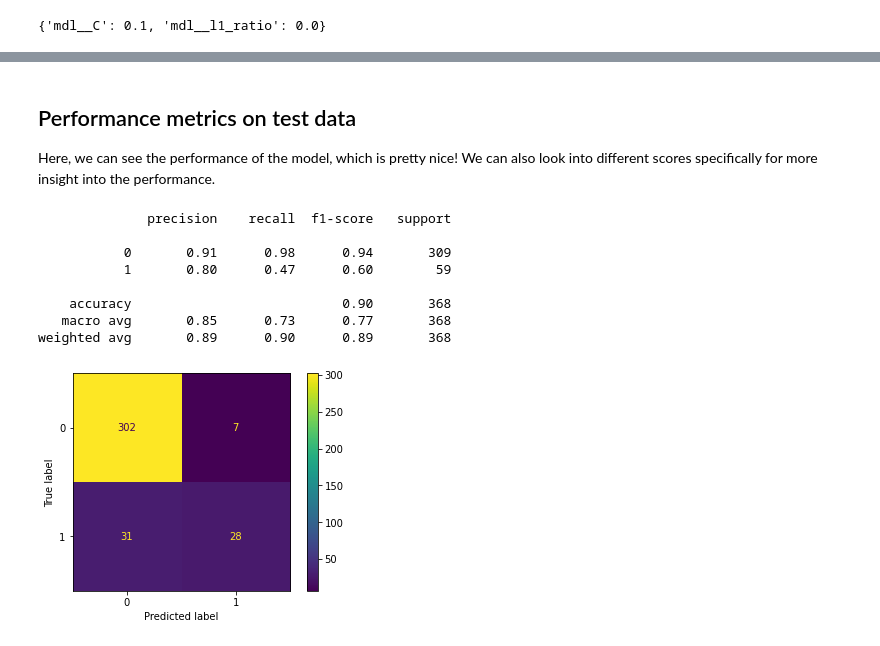
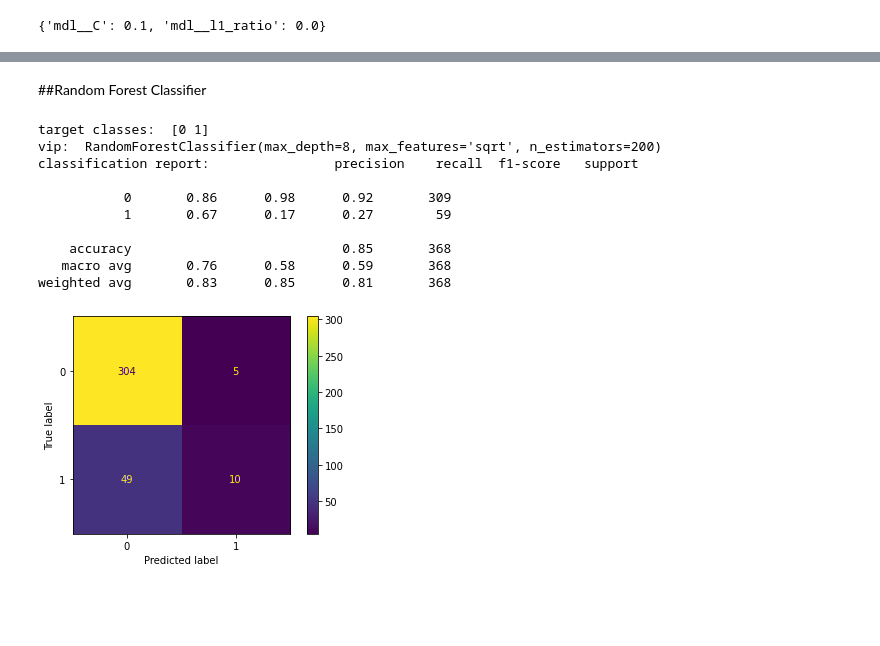
Before and after one commit to lexiewebel/51-assign05-lexiewebel, a Jupyter notebook: employee_churn_template.ipynb, the cells around one changed output, grey strips where cells are left out. Drawn from its saved outputs; the diff is of its cells as text; code cells hidden in the pictures; blank space fills up the shorter version.

Commit message:
Updated value metrics.-Created using Colaboratory

```diff
--- a/employee_churn_template.ipynb
+++ b/employee_churn_template.ipynb
@@ -533,28 +556,34 @@ sns.barplot(y=coef_info.index, x='coef_mag', hue='coef_sign', data=coef_info, or
-# %% [markdown]
-## Performance metrics on test data
-
-
-Here, we can see the performance of the model, which is pretty nice! We can also look into different scores specifically for more insight into the performance.
-# %%
-# TODO: print your classification report of your model
-
-print(classification_report(y_test, grid_search1.best_estimator_.predict(X_test)))
-# %% [output]
-              precision    recall  f1-score   support
-
-           0       0.91      0.98      0.94       309
-           1       0.80      0.47      0.60        59
-
-    accuracy                           0.90       368
-   macro avg       0.85      0.73      0.77       368
-weighted avg       0.89      0.90      0.89       368
-# %%
-# TODO: plot the confusion matrix graph
-cm = confusion_matrix(y_test, grid_search1.best_estimator_.predict(X_test))
-disp = ConfusionMatrixDisplay(confusion_matrix=cm,
-                               display_labels=grid_search1.classes_)
-disp.plot()
-
-plt.show()
-# %% [output]
-[figure, removed]
+# %% [markdown]
+##Random Forest Classifier
+# %%
+# TODO: feel free to print out the target classes
+print("target classes: ", tuning_grid3.classes_)
+
+# TODO: feel free to uncomment and edit the code below to obtain your feature weights
+
+vip = tuning_grid3.best_estimator_['mdl']
+print("vip: ", vip)
+
+# TODO: print your classification report of your model
+
+print("classification report: ", classification_report(y_test, tuning_grid3.best_estimator_.predict(X_test)))
+
+# TODO: plot the confusion matrix graph
+cm = confusion_matrix(y_test, tuning_grid3.best_estimator_.predict(X_test))
+disp = ConfusionMatrixDisplay(confusion_matrix=cm,
+                               display_labels=tuning_grid3.classes_)
+disp.plot()
+
+plt.show()
+# %% [output]
+target classes:  [0 1]
+vip:  RandomForestClassifier(max_depth=8, max_features='sqrt', n_estimators=200)
+classification report:                precision    recall  f1-score   support
+
+           0       0.86      0.98      0.92       309
+           1       0.67      0.17      0.27        59
+
+    accuracy                           0.85       368
+   macro avg       0.76      0.58      0.59       368
+weighted avg       0.83      0.85      0.81       368
+[figure, added]
```
Also changed, not shown: parts of 7 cells of this notebook.
